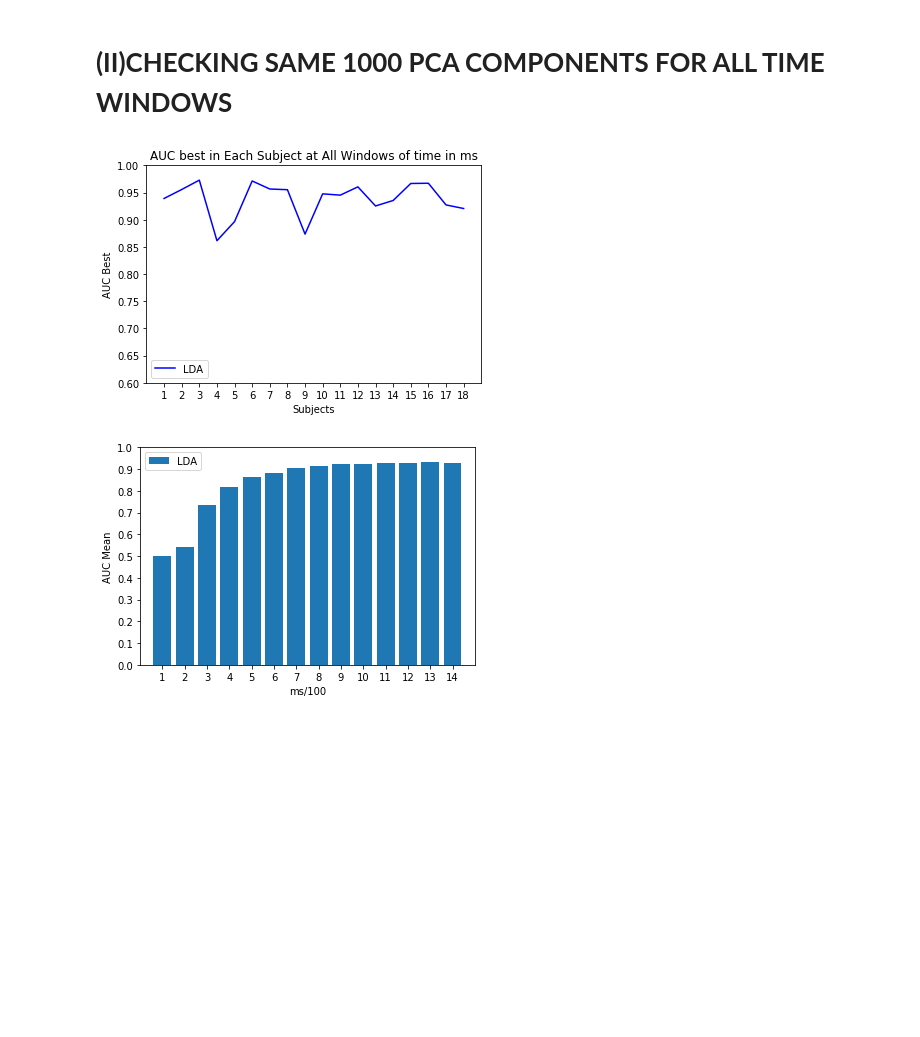
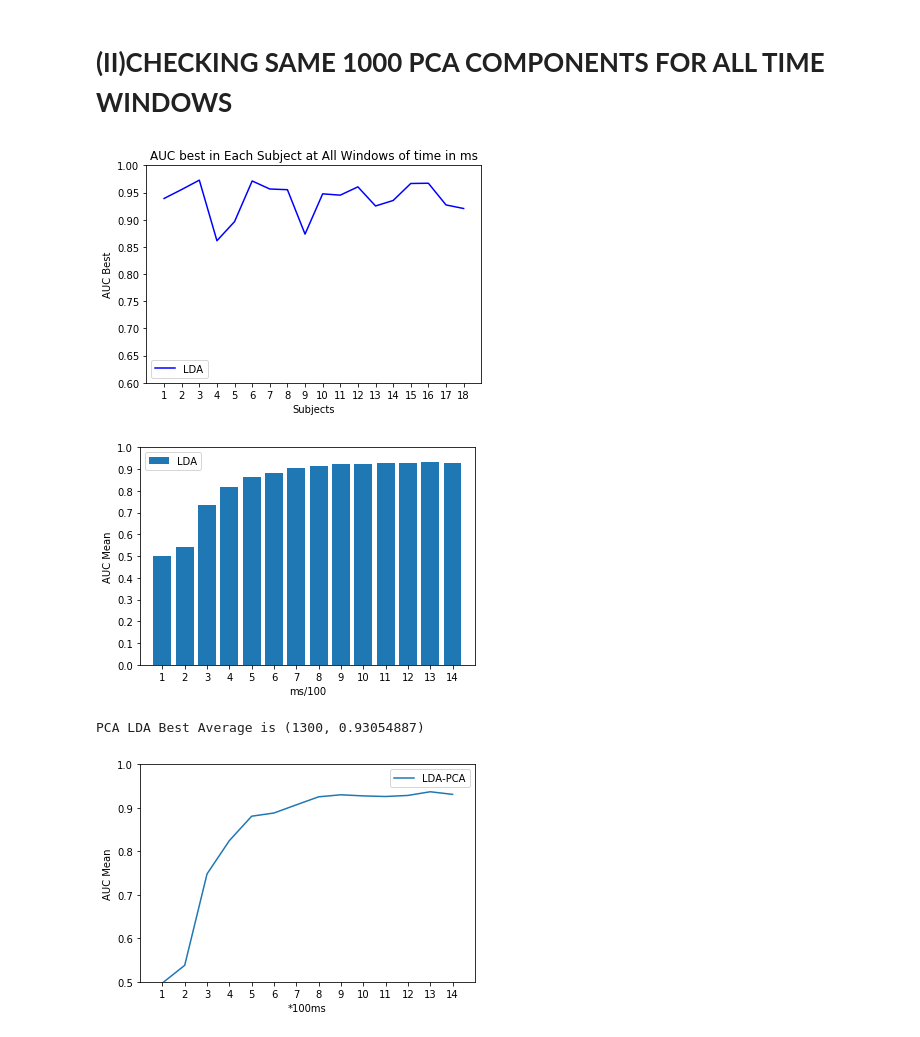
Before and after one commit to hesham-akmal/Brain-ADAS, a Jupyter notebook: EEG Work/RESULTS GRAPHS NOTEBOOK.ipynb, the cells around one changed output. Drawn from its saved outputs; the diff is of its cells as text; code cells hidden in the pictures; blank space fills up the shorter version.

Commit message:
the AUC/Time Graph

```diff
--- a/EEG Work/RESULTS GRAPHS NOTEBOOK.ipynb
+++ b/EEG Work/RESULTS GRAPHS NOTEBOOK.ipynb
@@ -362,6 +362,27 @@ plt.xticks(np.arange(1,15,1), np.arange(1,15,1))
 
 
 plt.show()
+print("PCA LDA Best Average is " + str(((np.argmax(LDAAvgAUC1000PCA) + 1) * 100, np.max(LDAAvgAUC1000PCA))))
 # %% [output]
 [figure]
 [figure]
+PCA LDA Best Average is (1300, 0.93054887)
+# %%
+finalAUCTimeData = np.array([0.497185045,0.537934368,0.74805802,0.82460958,0.88078982,0.88816273,0.90691592,
+                             0.92535837,0.93003608,0.92746619,0.92608357,0.928544,0.93699602,0.930996499])
+
+plt.plot(np.arange(1,15,1), finalAUCTimeData, label="LDA-PCA")
+plt.ylabel("AUC Mean")
+plt.xlabel("*100ms")
+plt.legend()
+plt.yticks(np.arange(0.5,1.1,0.1))
+plt.autoscale(tight=True)
+plt.legend()
+plt.ylim((0.4, 1))
+plt.xlim((0,15))
+plt.xticks(np.arange(1,15,1), np.arange(1,15,1))
+
+
+plt.show()
+# %% [output]
+[figure, added]
```
